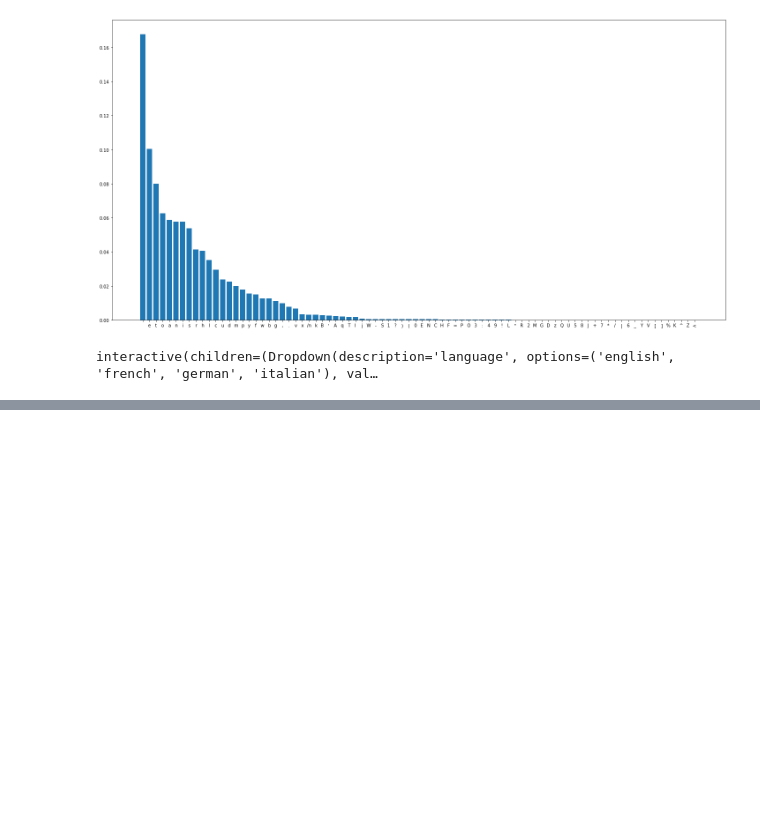
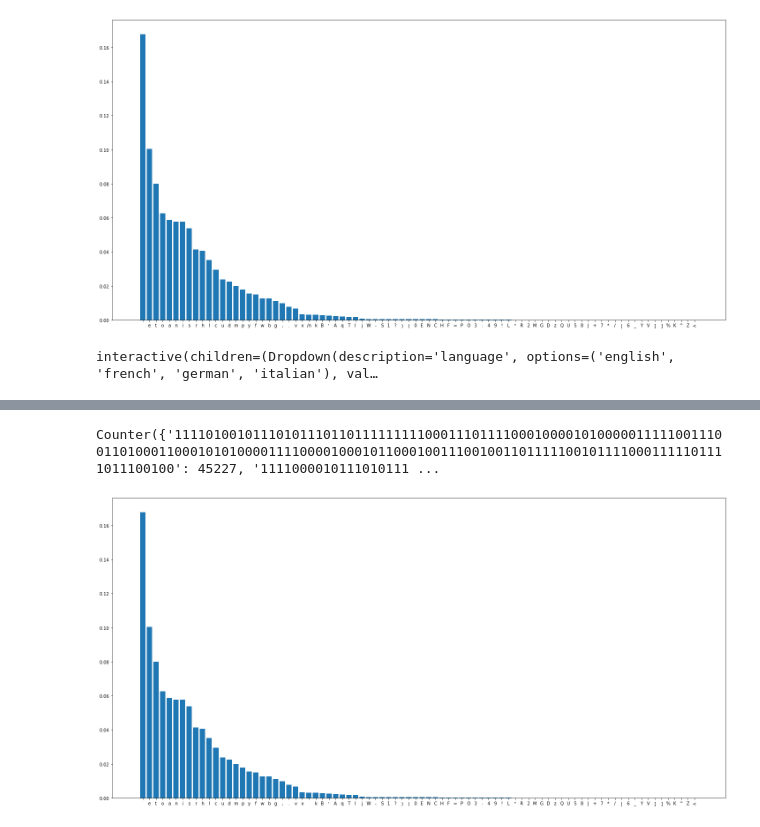
Before and after one commit to valofey/CTF_QRate, a Jupyter notebook: CTF_QRate.ipynb, the cells around one changed output, grey strips where cells are left out. Saved outputs shown, nothing was run; the diff lists cells and outputs as text; code cells hidden in the pictures; blank space fills up the shorter version.

Commit message:
Finished all main functions. Checked cyphered text frequencies. Checked the cyphering itself.

```diff
--- a/CTF_QRate.ipynb
+++ b/CTF_QRate.ipynb
@@ -80,3 +80,9 @@ def string_to_binary_pixels(message):
 
 def xor_with_key(key, message):
     return ''.join(str(int(key[counter%len(key)]==message[counter])) for counter in range(len(message)))
+
+def binary_pixels_to_char(symbol):
+    return binary_utf8_to_string(''.join(symbol[counter*4+33] for counter in range(8)))
+
+def binary_pixels_to_string(message):
+    return ''.join(binary_pixels_to_char(symbol) for symbol in [message[window:window + 160] for window in range(0, len(message), 160)])
@@ -159,0 +198,15 @@ NotebookApp.rate_limit_window=3.0 (secs)
+# %%
+k = xor_with_key(string_to_binary_utf8(key), string_to_binary_pixels(text))
+a = [k[i:i+160] for i in range(0, len(k), 160)]
+print(Counter(a))
+plt.rcParams["figure.figsize"] = [20, 10]
+plt.rcParams["figure.autolayout"] = True
+d = Counter(a)
+d_filtered = d.most_common()
+a = list((binary_pixels_to_char(xor_with_key(string_to_binary_utf8(key), x[0])) for x in d_filtered))
+b = list((x[1]/sum(list(x[1] for x in d_filtered)) for x in d_filtered))
+plt.bar(a, b)
+plt.show()
+# %% [output]
+Counter({'1111010010111010111011011111111100011101111000100001010000011111001110011010001100010101000011110000100010110001001110010011011111001011110001111101111011100100': 45227, '1111000010111010111 ...
+[figure, added]
```
Also changed, not shown: parts of 6 cells of this notebook, 7 other files.
